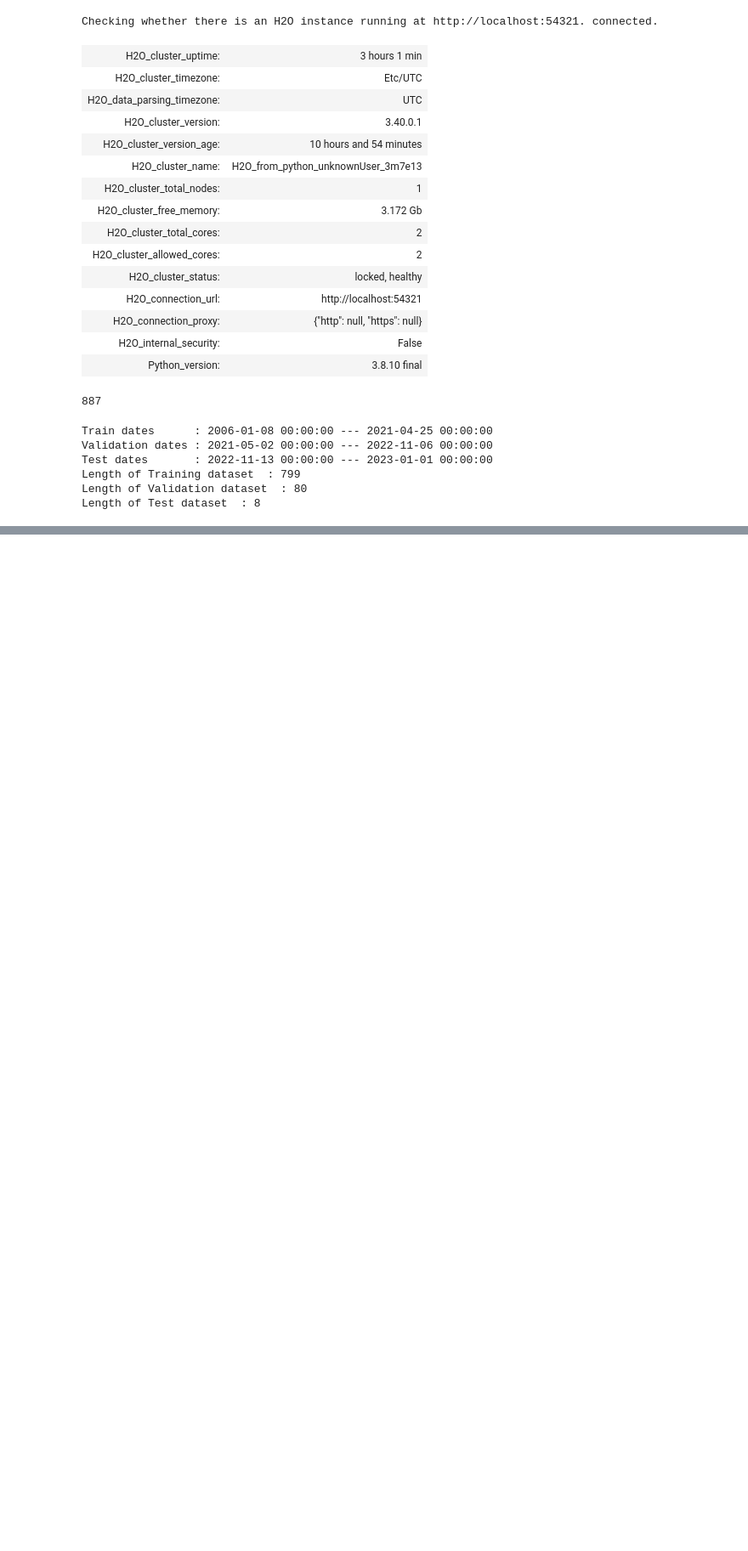
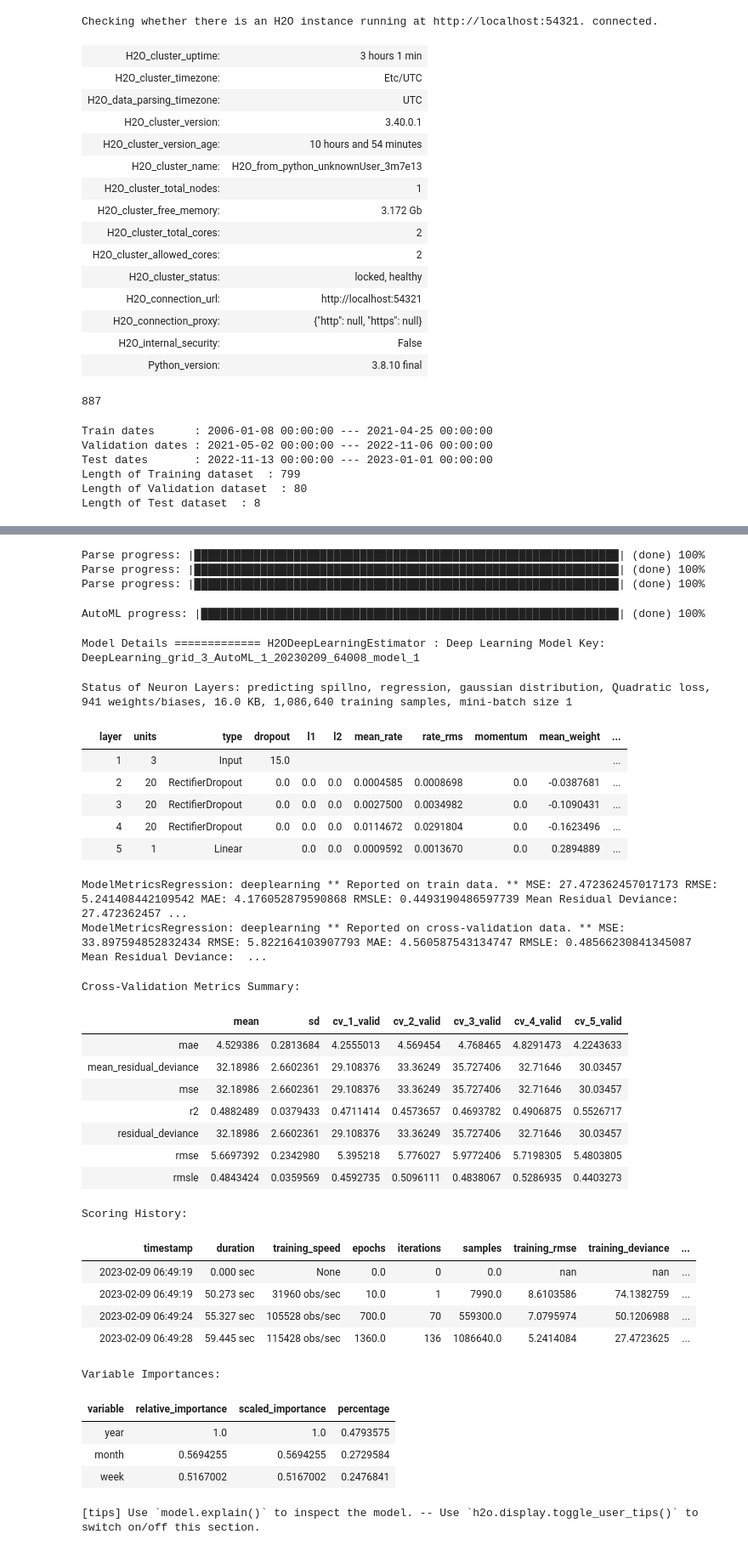
Before and after one commit to fitditcorp4/research, a Jupyter notebook: weekly_dataset02022023.ipynb, the cells around one changed output, grey strips where cells are left out. Shown at 85% size. Drawn from its saved outputs; the diff is of its cells as text; code cells hidden in the pictures; blank space fills up the shorter version.

Commit message:
AutoML h20

```diff
--- a/weekly_dataset02022023.ipynb
+++ b/weekly_dataset02022023.ipynb
@@ -320,0 +332,4 @@ Length of Test dataset  : 8
+# %%
+data_train.reset_index(inplace=True)
+data_val.reset_index(inplace=True)
+data_test.reset_index(inplace=True)
@@ -320,0 +375,55 @@ Length of Test dataset  : 8
+# %%
+#Convert pandas dataframes to h2o frames
+hf_train = h2o.H2OFrame(data_train)
+hf_val  = h2o.H2OFrame(data_val)
+hf_test = h2o.H2OFrame(data_test)
+# %% [output]
+Parse progress: |████████████████████████████████████████████████████████████████| (done) 100%
+Parse progress: |████████████████████████████████████████████████████████████████| (done) 100%
+Parse progress: |████████████████████████████████████████████████████████████████| (done) 100%
+# %%
+#Select response and features
+y = 'spillno'
+X = hf_train.columns
+X.remove(y)
+# %%
+#Run AutoML
+aml = H2OAutoML(max_runtime_secs = 600,
+                seed = 42)
+aml.train(x = X,
+          y = y,
+          training_frame = hf_train,
+          leaderboard_frame = hf_test)
+# %% [output]
+AutoML progress: |███████████████████████████████████████████████████████████████| (done) 100%
+Model Details ============= H2ODeepLearningEstimator : Deep Learning Model Key: DeepLearning_grid_3_AutoML_1_20230209_64008_model_1
+Status of Neuron Layers: predicting spillno, regression, gaussian distribution, Quadratic loss, 941 weights/biases, 16.0 KB, 1,086,640 training samples, mini-batch size 1
+|  | layer | units | type | dropout | l1 | l2 | mean_rate | rate_rms | momentum | mean_weight | ... |
+|  | 1 | 3 | Input | 15.0 |  |  |  |  |  |  | ... |
+|  | 2 | 20 | RectifierDropout | 0.0 | 0.0 | 0.0 | 0.0004585 | 0.0008698 | 0.0 | -0.0387681 | ... |
+|  | 3 | 20 | RectifierDropout | 0.0 | 0.0 | 0.0 | 0.0027500 | 0.0034982 | 0.0 | -0.1090431 | ... |
+|  | 4 | 20 | RectifierDropout | 0.0 | 0.0 | 0.0 | 0.0114672 | 0.0291804 | 0.0 | -0.1623496 | ... |
+|  | 5 | 1 | Linear |  | 0.0 | 0.0 | 0.0009592 | 0.0013670 | 0.0 | 0.2894889 | ... |
+ModelMetricsRegression: deeplearning ** Reported on train data. ** MSE: 27.472362457017173 RMSE: 5.241408442109542 MAE: 4.176052879590868 RMSLE: 0.4493190486597739 Mean Residual Deviance: 27.472362457 ...
+ModelMetricsRegression: deeplearning ** Reported on cross-validation data. ** MSE: 33.897594852832434 RMSE: 5.822164103907793 MAE: 4.560587543134747 RMSLE: 0.48566230841345087 Mean Residual Deviance:  ...
+Cross-Validation Metrics Summary:
+|  | mean | sd | cv_1_valid | cv_2_valid | cv_3_valid | cv_4_valid | cv_5_valid |
+| mae | 4.529386 | 0.2813684 | 4.2555013 | 4.569454 | 4.768465 | 4.8291473 | 4.2243633 |
+| mean_residual_deviance | 32.18986 | 2.6602361 | 29.108376 | 33.36249 | 35.727406 | 32.71646 | 30.03457 |
+| mse | 32.18986 | 2.6602361 | 29.108376 | 33.36249 | 35.727406 | 32.71646 | 30.03457 |
+| r2 | 0.4882489 | 0.0379433 | 0.4711414 | 0.4573657 | 0.4693782 | 0.4906875 | 0.5526717 |
+| residual_deviance | 32.18986 | 2.6602361 | 29.108376 | 33.36249 | 35.727406 | 32.71646 | 30.03457 |
+| rmse | 5.6697392 | 0.2342980 | 5.395218 | 5.776027 | 5.9772406 | 5.7198305 | 5.4803805 |
+| rmsle | 0.4843424 | 0.0359569 | 0.4592735 | 0.5096111 | 0.4838067 | 0.5286935 | 0.4403273 |
+Scoring History:
+|  | timestamp | duration | training_speed | epochs | iterations | samples | training_rmse | training_deviance | ... |
+|  | 2023-02-09 06:49:19 | 0.000 sec | None | 0.0 | 0 | 0.0 | nan | nan | ... |
+|  | 2023-02-09 06:49:19 | 50.273 sec | 31960 obs/sec | 10.0 | 1 | 7990.0 | 8.6103586 | 74.1382759 | ... |
+|  | 2023-02-09 06:49:24 | 55.327 sec | 105528 obs/sec | 700.0 | 70 | 559300.0 | 7.0795974 | 50.1206988 | ... |
+|  | 2023-02-09 06:49:28 | 59.445 sec | 115428 obs/sec | 1360.0 | 136 | 1086640.0 | 5.2414084 | 27.4723625 | ... |
+Variable Importances:
+| variable | relative_importance | scaled_importance | percentage |
+| year | 1.0 | 1.0 | 0.4793575 |
+| month | 0.5694255 | 0.5694255 | 0.2729584 |
+| week | 0.5167002 | 0.5167002 | 0.2476841 |
+[tips] Use `model.explain()` to inspect the model. -- Use `h2o.display.toggle_user_tips()` to switch on/off this section.
```
Also changed, not shown: parts of 6 cells of this notebook.
